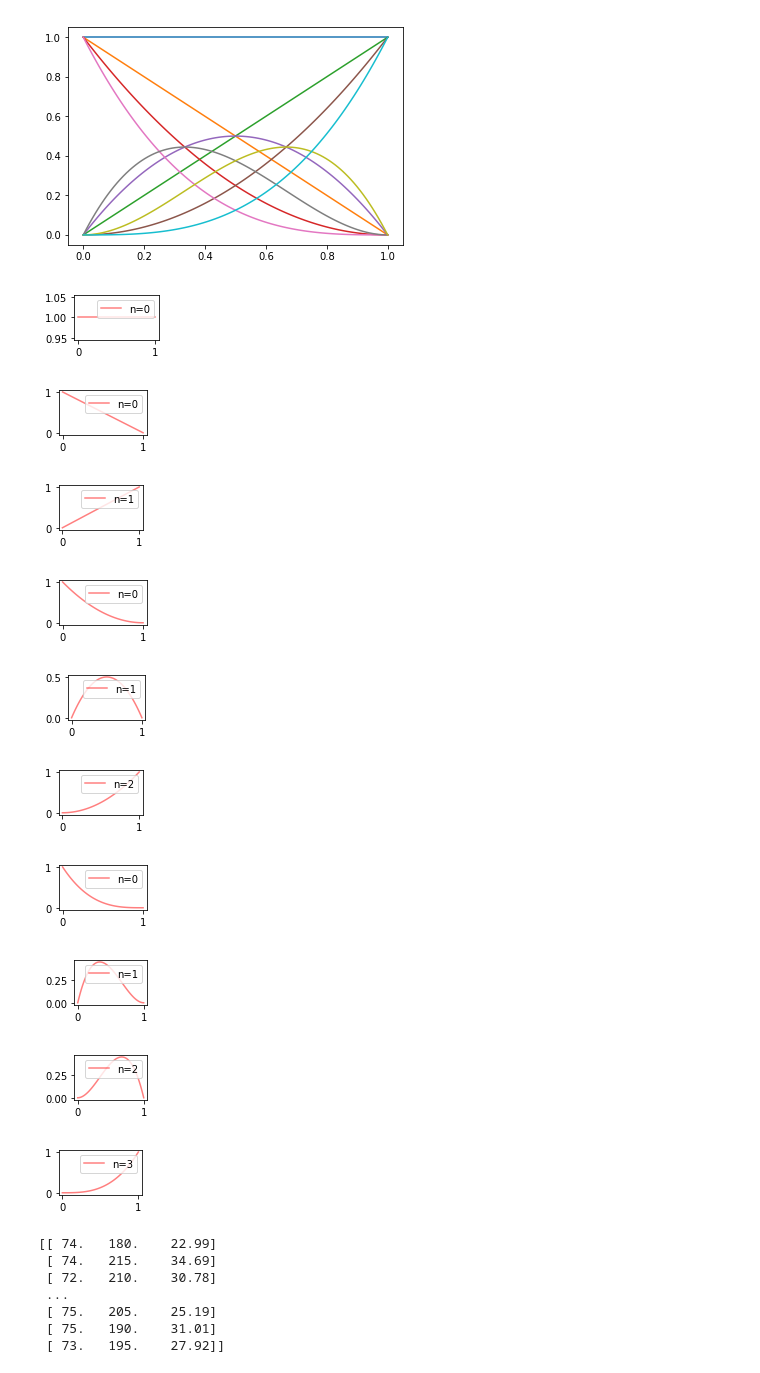
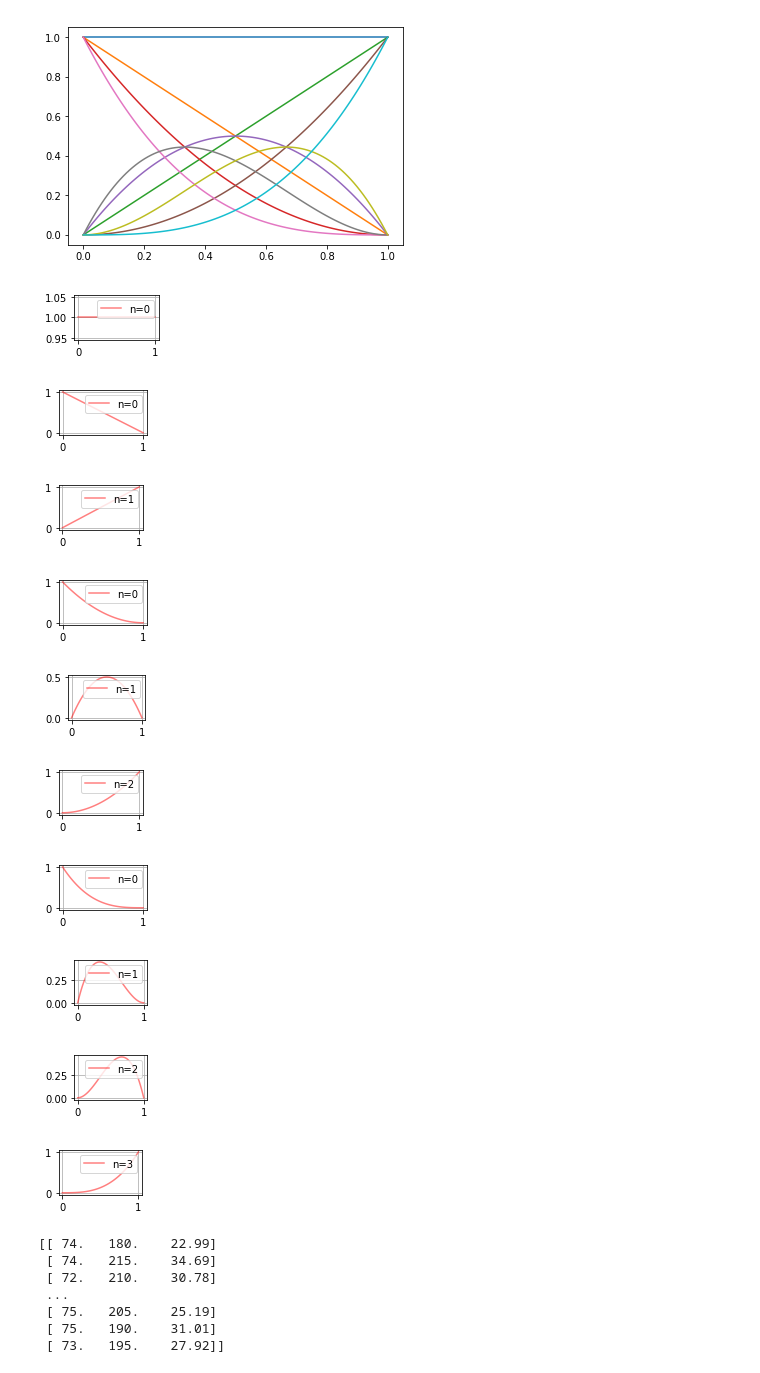
Before and after one commit to shekharkhetan/BootCamp2018, a Jupyter notebook: ProbSet2/Comp/data visualization.ipynb, the cells around one changed output. Cells and saved outputs as stored; diff of their text form; code cells hidden in the pictures.

```diff
--- a/ProbSet2/Comp/data visualization.ipynb
+++ b/ProbSet2/Comp/data visualization.ipynb
@@ -57,28 +67,34 @@ for n in range(4):
 [figure]
 # %%
 #solution 2 (full)
+import scipy
+import numpy as np
+from matplotlib import pyplot as plt
+from scipy import stats
+from numba import jit
 x = np.linspace(0, 1, 100)
 def Bernstein(n,v):
     A = (scipy.special.binom(n,v))*(x**v)*((1-x)**(n-v))
     return A
 for n in range(4):
     for v in range (n+1): #as v has to be also equal to n and range leaves the outer bound.
         Bernstein(n,v)
         plt.subplot(4,4,v+1).plot(x,Bernstein(n,v),'r',markersize=5,label="n="+str(v), alpha=0.5)
         plt.legend(loc="upper right")
         plt.tight_layout()
+        plt.grid(True)
         plt.show()
 # %% [output]
-[figure, old version]
+[figure, new version]
-[figure, old version]
+[figure, new version]
-[figure, old version]
+[figure, new version]
-[figure, old version]
+[figure, new version]
-[figure, old version]
+[figure, new version]
-[figure, old version]
+[figure, new version]
-[figure, old version]
+[figure, new version]
-[figure, old version]
+[figure, new version]
-[figure, old version]
+[figure, new version]
-[figure, old version]
+[figure, new version]
 # %%
 #solution 3
 import numpy as np
```
Also changed, not shown: parts of 6 cells of this notebook, 9 other files.
